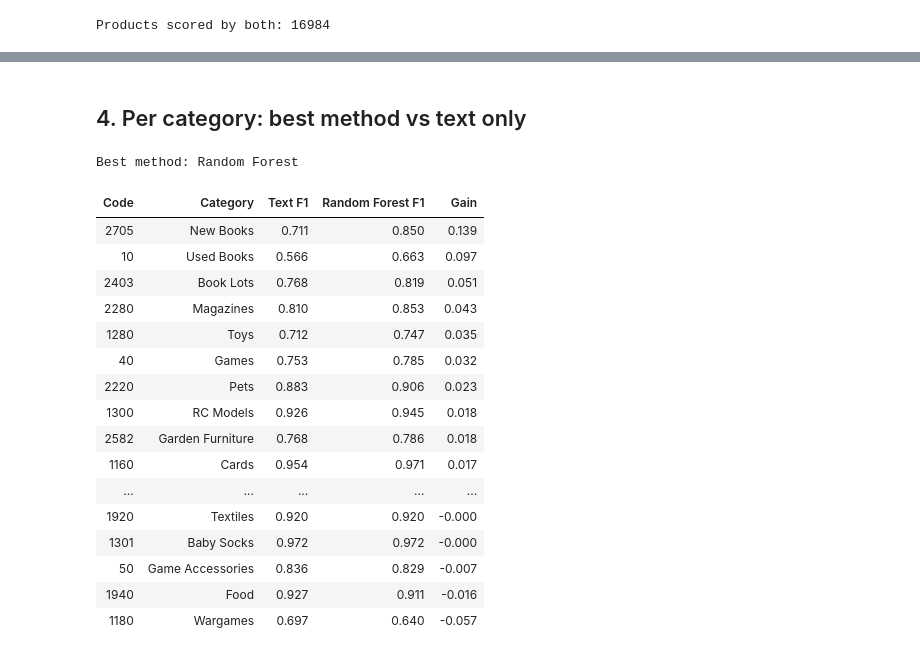
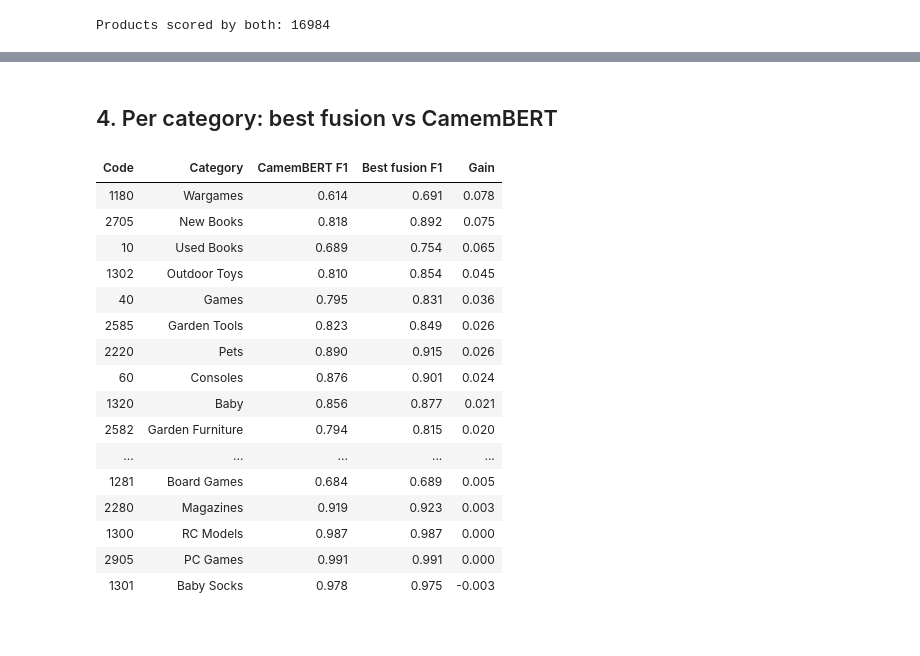
Before and after one commit to wahajaslm/liora-capstone, a Jupyter notebook: notebooks/06_fusion.ipynb, the cells around one changed output, grey strips where cells are left out. Cells and saved outputs as stored; diff of their text form; code cells hidden in the pictures.

Commit message:
refactor(fusion): keep only the main comparisons in the fusion notebook

```diff
--- a/notebooks/06_fusion.ipynb
+++ b/notebooks/06_fusion.ipynb
@@ -139,35 +139,33 @@ Text weight chosen in each fold: [0.7, 0.7, 0.7, 0.7, 0.7]
 # %% [markdown]
-## 4. Per category: best method vs text only
+## 4. Per category: best fusion vs CamemBERT
 # %%
-best = results.iloc[2:]["Model"].iloc[results.iloc[2:]["Weighted F1"].to_numpy().argmax()]
-text_scores = compute_per_class_metrics(y_true, predictions["Text only"], classes)
+best = "Random Forest (CamemBERT + SVM + image)"
+camembert_scores = compute_per_class_metrics(y_true, predictions["CamemBERT only"], classes)
 best_scores = compute_per_class_metrics(y_true, predictions[best], classes)
 
 per_class = pd.DataFrame({
     "Code": classes,
     "Category": [CATEGORY_NAMES[c] for c in classes],
-    "Text F1": text_scores["f1"],
-    f"{best} F1": best_scores["f1"],
+    "CamemBERT F1": camembert_scores["f1"],
+    "Best fusion F1": best_scores["f1"],
 })
-per_class["Gain"] = per_class[f"{best} F1"] - per_class["Text F1"]
-print(f"Best method: {best}")
+per_class["Gain"] = per_class["Best fusion F1"] - per_class["CamemBERT F1"]
 per_class.sort_values("Gain", ascending=False).style.hide(axis="index").format(precision=3)
 # %% [output]
-Best method: Random Forest
-| Code | Category | Text F1 | Random Forest F1 | Gain |
-| 2705 | New Books | 0.711 | 0.850 | 0.139 |
-| 10 | Used Books | 0.566 | 0.663 | 0.097 |
-| 2403 | Book Lots | 0.768 | 0.819 | 0.051 |
-| 2280 | Magazines | 0.810 | 0.853 | 0.043 |
-| 1280 | Toys | 0.712 | 0.747 | 0.035 |
-| 40 | Games | 0.753 | 0.785 | 0.032 |
-| 2220 | Pets | 0.883 | 0.906 | 0.023 |
-| 1300 | RC Models | 0.926 | 0.945 | 0.018 |
-| 2582 | Garden Furniture | 0.768 | 0.786 | 0.018 |
-| 1160 | Cards | 0.954 | 0.971 | 0.017 |
+| Code | Category | CamemBERT F1 | Best fusion F1 | Gain |
+| 1180 | Wargames | 0.614 | 0.691 | 0.078 |
+| 2705 | New Books | 0.818 | 0.892 | 0.075 |
+| 10 | Used Books | 0.689 | 0.754 | 0.065 |
+| 1302 | Outdoor Toys | 0.810 | 0.854 | 0.045 |
+| 40 | Games | 0.795 | 0.831 | 0.036 |
+| 2585 | Garden Tools | 0.823 | 0.849 | 0.026 |
+| 2220 | Pets | 0.890 | 0.915 | 0.026 |
+| 60 | Consoles | 0.876 | 0.901 | 0.024 |
+| 1320 | Baby | 0.856 | 0.877 | 0.021 |
+| 2582 | Garden Furniture | 0.794 | 0.815 | 0.020 |
 | ... | ... | ... | ... | ... |
-| 1920 | Textiles | 0.920 | 0.920 | -0.000 |
-| 1301 | Baby Socks | 0.972 | 0.972 | -0.000 |
-| 50 | Game Accessories | 0.836 | 0.829 | -0.007 |
-| 1940 | Food | 0.927 | 0.911 | -0.016 |
-| 1180 | Wargames | 0.697 | 0.640 | -0.057 |
+| 1281 | Board Games | 0.684 | 0.689 | 0.005 |
+| 2280 | Magazines | 0.919 | 0.923 | 0.003 |
+| 1300 | RC Models | 0.987 | 0.987 | 0.000 |
+| 2905 | PC Games | 0.991 | 0.991 | 0.000 |
+| 1301 | Baby Socks | 0.978 | 0.975 | -0.003 |
```
Also changed, not shown: parts of 11 cells of this notebook, 3 other files.
